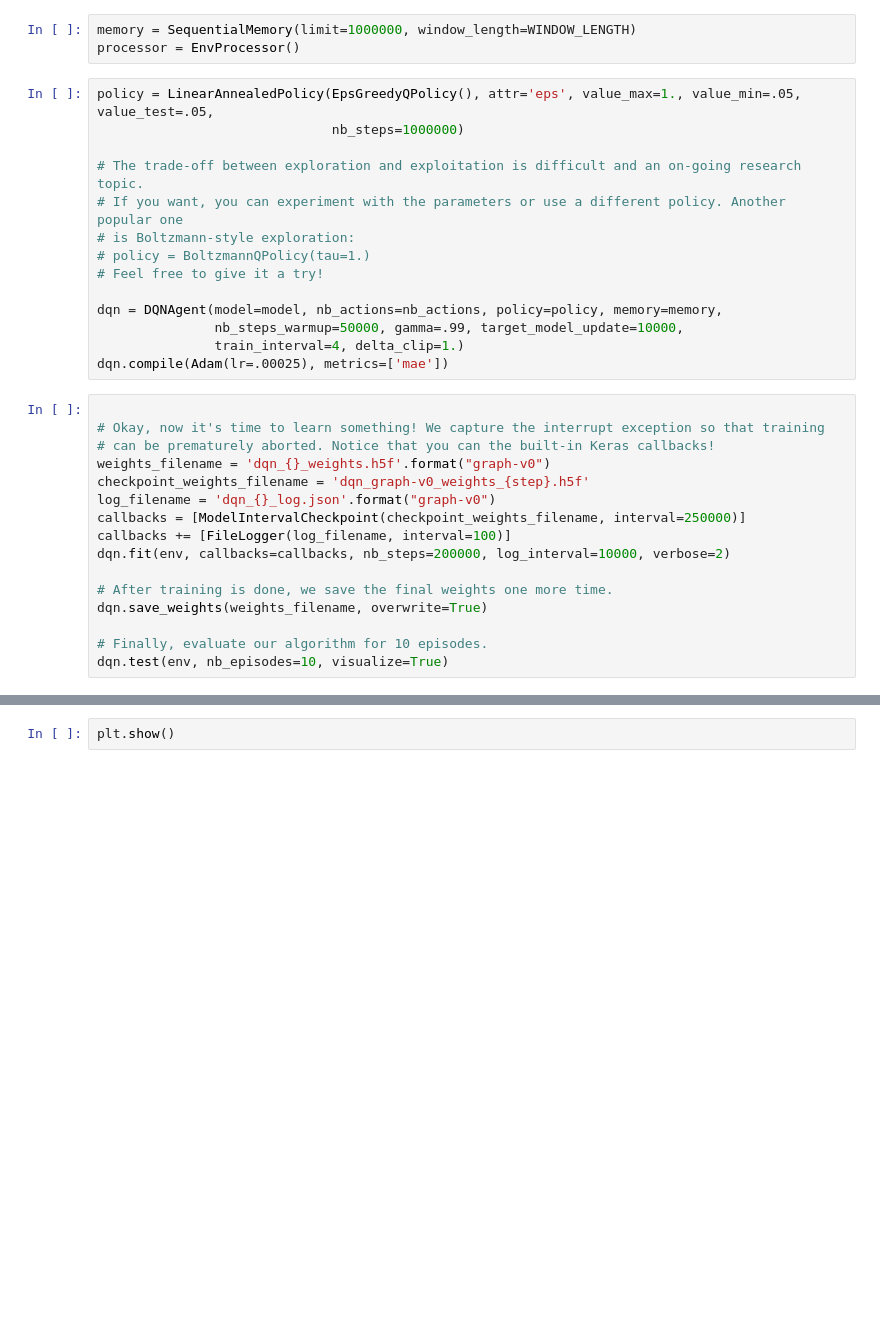
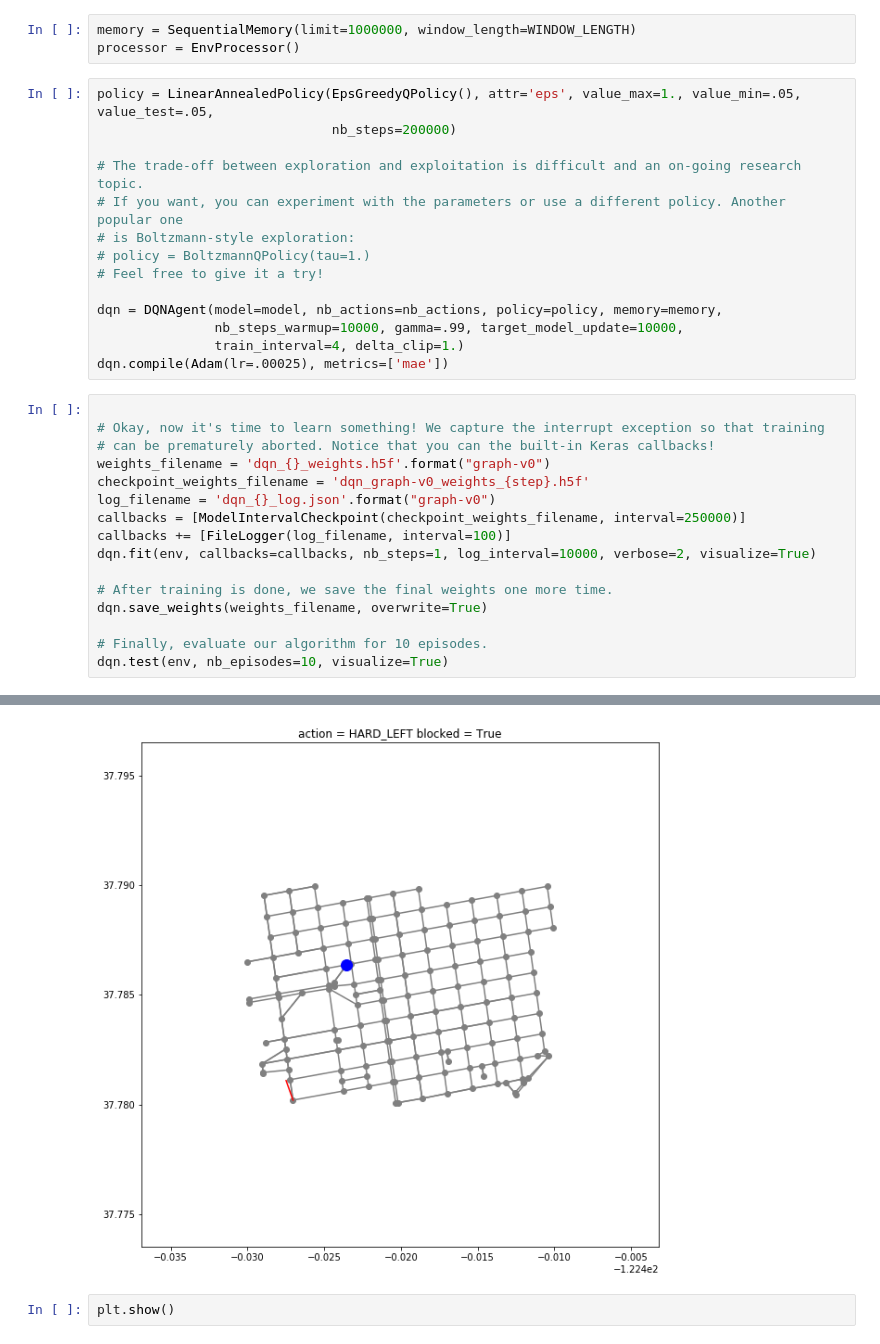
Before and after one commit to scottsfarley93/rl-graph, a Jupyter notebook: DQN.ipynb, the cells around one changed output, grey strips where cells are left out. Saved outputs shown, nothing was run; the diff lists cells and outputs as text; blank space fills up the shorter version.

```diff
--- a/DQN.ipynb
+++ b/DQN.ipynb
@@ -56,7 +134,7 @@ memory = SequentialMemory(limit=1000000, window_length=WINDOW_LENGTH)
 processor = EnvProcessor()
 # %%
 policy = LinearAnnealedPolicy(EpsGreedyQPolicy(), attr='eps', value_max=1., value_min=.05, value_test=.05,
-                              nb_steps=1000000)
+                              nb_steps=200000)
 
 # The trade-off between exploration and exploitation is difficult and an on-going research topic.
 # If you want, you can experiment with the parameters or use a different policy. Another popular one
@@ -65,7 +143,7 @@ policy = LinearAnnealedPolicy(EpsGreedyQPolicy(), attr='eps', value_max=1., valu
 # Feel free to give it a try!
 
 dqn = DQNAgent(model=model, nb_actions=nb_actions, policy=policy, memory=memory,
-               nb_steps_warmup=50000, gamma=.99, target_model_update=10000,
+               nb_steps_warmup=10000, gamma=.99, target_model_update=10000,
                train_interval=4, delta_clip=1.)
 dqn.compile(Adam(lr=.00025), metrics=['mae'])
 # %%
@@ -77,10 +155,11 @@ checkpoint_weights_filename = 'dqn_graph-v0_weights_{step}.h5f'
 log_filename = 'dqn_{}_log.json'.format("graph-v0")
 callbacks = [ModelIntervalCheckpoint(checkpoint_weights_filename, interval=250000)]
 callbacks += [FileLogger(log_filename, interval=100)]
-dqn.fit(env, callbacks=callbacks, nb_steps=200000, log_interval=10000, verbose=2)
+dqn.fit(env, callbacks=callbacks, nb_steps=1, log_interval=10000, verbose=2, visualize=True)
 
 # After training is done, we save the final weights one more time.
 dqn.save_weights(weights_filename, overwrite=True)
 
 # Finally, evaluate our algorithm for 10 episodes.
 dqn.test(env, nb_episodes=10, visualize=True)
+# %% [output]
@@ -87,2 +174,3 @@ dqn.test(env, nb_episodes=10, visualize=True)
+[figure, added]
 # %%
 plt.show()
```
Also changed, not shown: parts of 8 cells of this notebook, 4 other files.
